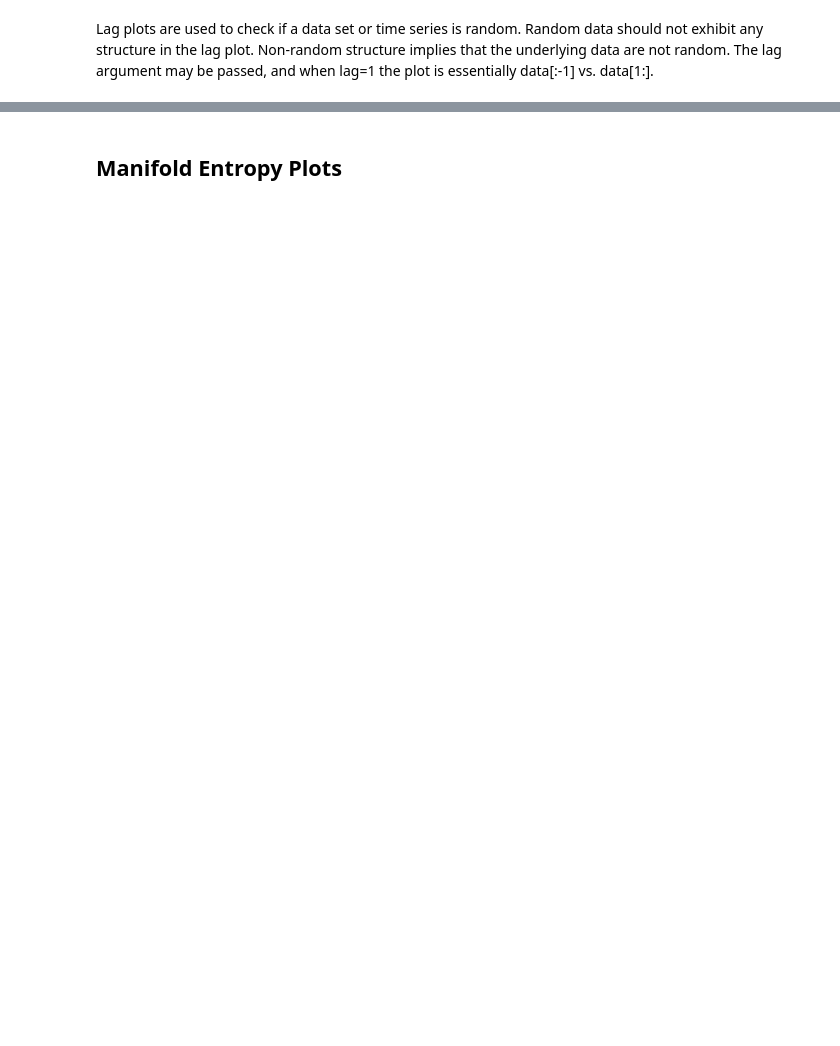
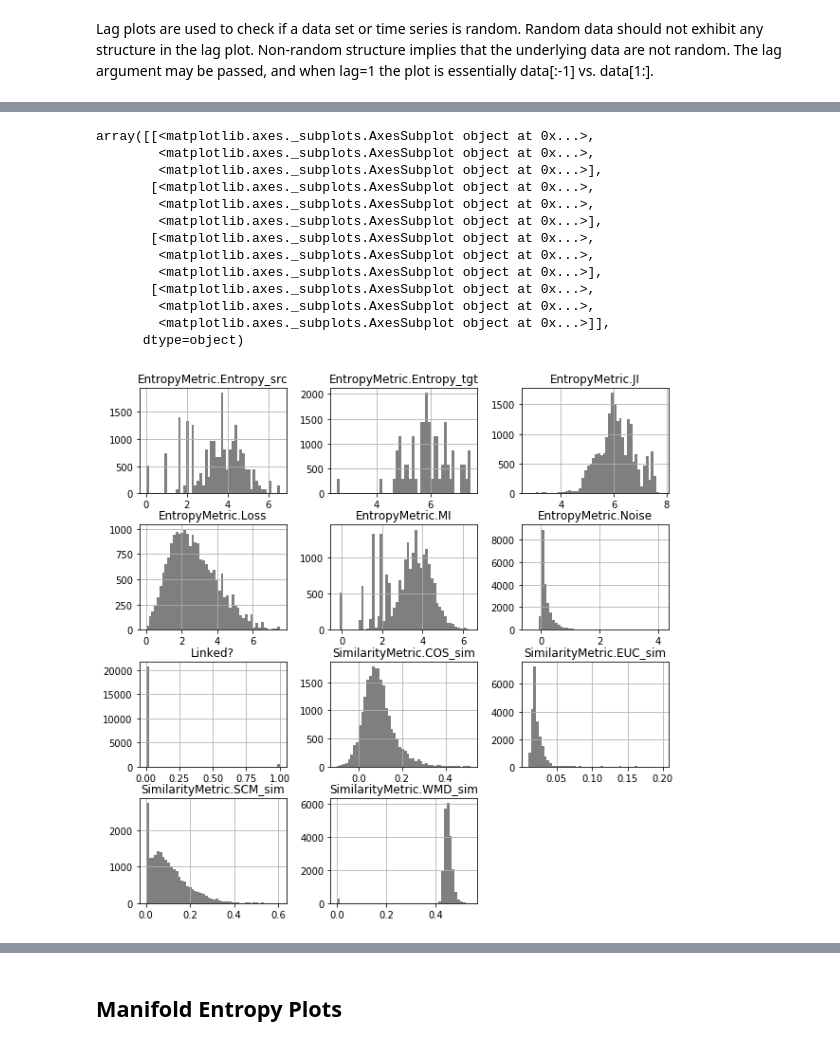
Before and after one commit to WM-SEMERU/ds4se, a Jupyter notebook: nbs/6.0_eval.mining.ir.unsupervised.x2v.ipynb, the cells around one changed output, grey strips where cells are left out. Saved outputs shown, nothing was run; the diff lists cells and outputs as text; code cells hidden in the pictures; blank space fills up the shorter version.

```diff
--- a/nbs/6.0_eval.mining.ir.unsupervised.x2v.ipynb
+++ b/nbs/6.0_eval.mining.ir.unsupervised.x2v.ipynb
@@ -426,0 +299,17 @@ boxplot = filter_metrics.boxplot(by='Linked?',column=[SimilarityMetric.WMD_sim,D
+# %%
+EDA.manifoldEntropy.hist(color='k', bins=50, figsize=[10,10], alpha=0.5)
+# %% [output]
+array([[<matplotlib.axes._subplots.AxesSubplot object at 0x...>,
+        <matplotlib.axes._subplots.AxesSubplot object at 0x...>,
+        <matplotlib.axes._subplots.AxesSubplot object at 0x...>],
+       [<matplotlib.axes._subplots.AxesSubplot object at 0x...>,
+        <matplotlib.axes._subplots.AxesSubplot object at 0x...>,
+        <matplotlib.axes._subplots.AxesSubplot object at 0x...>],
+       [<matplotlib.axes._subplots.AxesSubplot object at 0x...>,
+        <matplotlib.axes._subplots.AxesSubplot object at 0x...>,
+        <matplotlib.axes._subplots.AxesSubplot object at 0x...>],
+       [<matplotlib.axes._subplots.AxesSubplot object at 0x...>,
+        <matplotlib.axes._subplots.AxesSubplot object at 0x...>,
+        <matplotlib.axes._subplots.AxesSubplot object at 0x...>]],
+      dtype=object)
+[figure, added]
```
Also changed, not shown: parts of 161 cells of this notebook, 8 other files.
